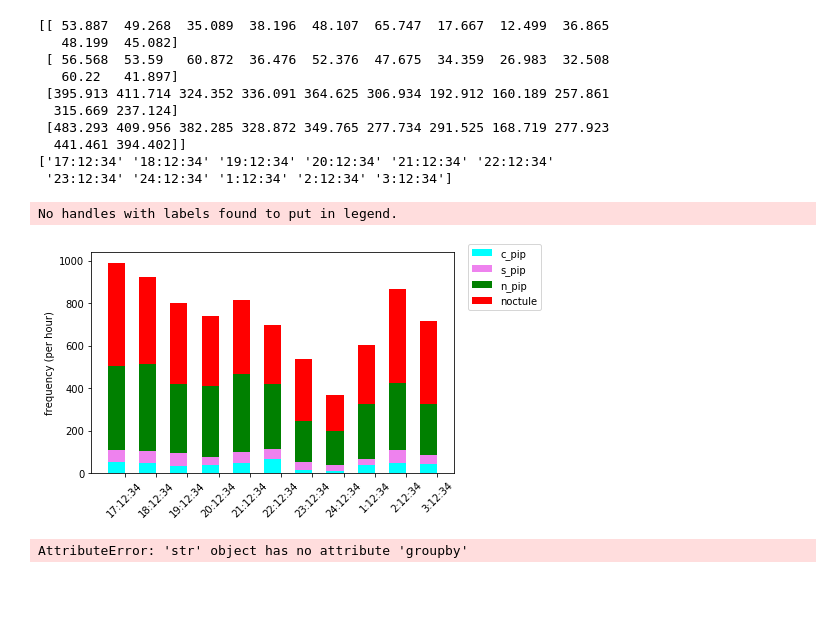
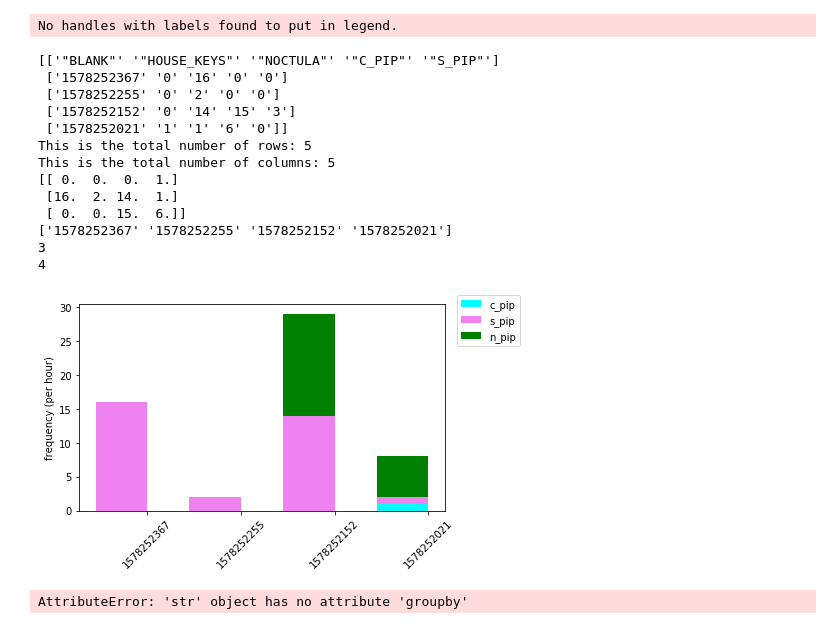
Before and after one commit to Ricardo-Oliv/bioacoustics, a Jupyter notebook: Train_and_deploy_bats/Raspberry_Pi/Matlibplot_graph.ipynb, the cells around one changed output. Drawn from its saved outputs; the diff is of its cells as text; code cells hidden in the pictures; blank space fills up the shorter version.

```diff
--- a/Train_and_deploy_bats/Raspberry_Pi/Matlibplot_graph.ipynb
+++ b/Train_and_deploy_bats/Raspberry_Pi/Matlibplot_graph.ipynb
@@ -1,53 +1,83 @@
 # %%
 import matplotlib.pyplot as plt
 import numpy as np
+import pandas as pd
 
-infile = '/home/pi/Desktop/deploy_classifier/images/graphical_results/test5.csv'
+# infile = '/home/pi/Desktop/deploy_classifier/images/graphical_results/test5.csv'
+infile = '/home/pi/Desktop/deploy_classifier/From_R_01.csv'
 
-# import data with loadtxt, but only the relevant floats.
-# data.csv is the file as you have given it above
-data = np.loadtxt(infile, delimiter=',', skiprows = 1, usecols = range(1,5))
+data_01 = np.loadtxt(infile, dtype='str', delimiter=',', skiprows = 0, usecols = None)
+print(data_01)
+
+# print(data.shape)
+count_row = data_01.shape[0]  # gives number of row count
+count_col = data_01.shape[1]  # gives number of col count
+
+print("This is the total number of rows:",count_row)
+print("This is the total number of columns:",count_col)
+
+
+data = np.genfromtxt(infile, dtype=float, delimiter=',', names=True)
+
+# print(data)
+
+data = np.loadtxt(infile, delimiter=',', skiprows = 1, usecols = range(1,4))
 data = data.transpose()
 
 print(data)
 
+# df = pd.DataFrame(np.arange(12).reshape(4,3))
+
 # import the tick labels
 xt = np.loadtxt(infile, dtype='str', delimiter=',', skiprows = 1, usecols = (0,))
-# the rest is plotting bar charts as you did:
 
 print(xt)
 
+# print(data.shape)
+count_row = data.shape[0]  # gives number of row count
+count_col = data.shape[1]  # gives number of col count
+
+print(count_row)
+print(count_col)
+
+# print(data[:,0])
+
 width = 0.55
-ind = np.arange(11) + 0.75
+# ind = np.arange(11) + 0.75
+ind = np.arange(count_col) + 0.75                             # We need to know the number of rows of data!
 
 fig, ax = plt.subplots(1,1)
 p0 = ax.bar(ind, data[0], width, color = 'cyan')
 p1 = ax.bar(ind, data[1], width, bottom = data[0], color = 'violet')
 p2 = ax.bar(ind, data[2], width, bottom = data[0] + data[1], color = 'g')
-p3 = ax.bar(ind, data[3], width, bottom = data[0] + data[1] + data[2], color = 'r')
+# p3 = ax.bar(ind, data[3], width, bottom = data[0] + data[1] + data[2], color = 'r')
 
 ax.set_ylabel('frequency (per hour)')
 # ax.set_xlabel('hour of the day')
 ax.set_xticks (ind + width/2.)
 ax.set_xticklabels( xt, rotation = 45 )
 
-fig.legend( (p0[0], p1[0], p2[0], p3[0]), ('c_pip', 's_pip', 'n_pip', 'noctule') )
+# fig.legend( (p0[0], p1[0], p2[0], p3[0]), ('c_pip', 's_pip', 'n_pip', 'noctule') )
+fig.legend( (p0[0], p1[0], p2[0]), ('c_pip', 's_pip', 'n_pip') )
 
-fig.legend(loc=(1.15, 0.7))
+fig.legend(loc=(1.10, 0.6))
 figsize=(10,8)
 fig.tight_layout()
 # fig.show()
 plt.savefig('/home/pi/Desktop/deploy_classifier/images/graphical_results/graph.png', bbox_inches='tight')
 # %% [output]
-[[ 53.887  49.268  35.089  38.196  48.107  65.747  17.667  12.499  36.865
-   48.199  45.082]
- [ 56.568  53.59   60.872  36.476  52.376  47.675  34.359  26.983  32.508
-   60.22   41.897]
- [395.913 411.714 324.352 336.091 364.625 306.934 192.912 160.189 257.861
-  315.669 237.124]
- [483.293 409.956 382.285 328.872 349.765 277.734 291.525 168.719 277.923
-  441.461 394.402]]
-['17:12:34' '18:12:34' '19:12:34' '20:12:34' '21:12:34' '22:12:34'
- '23:12:34' '24:12:34' '1:12:34' '2:12:34' '3:12:34']
+No handles with labels found to put in legend.
-No handles with labels found to put in legend.
+[['"BLANK"' '"HOUSE_KEYS"' '"NOCTULA"' '"C_PIP"' '"S_PIP"']
+ ['1578252367' '0' '16' '0' '0']
+ ['1578252255' '0' '2' '0' '0']
+ ['1578252152' '0' '14' '15' '3']
+ ['1578252021' '1' '1' '6' '0']]
+This is the total number of rows: 5
+This is the total number of columns: 5
+[[ 0.  0.  0.  1.]
+ [16.  2. 14.  1.]
+ [ 0.  0. 15.  6.]]
+['1578252367' '1578252255' '1578252152' '1578252021']
+3
+4
-[figure, old version]
+[figure, new version]
```
Also changed, not shown: parts of 1 cell of this notebook.
